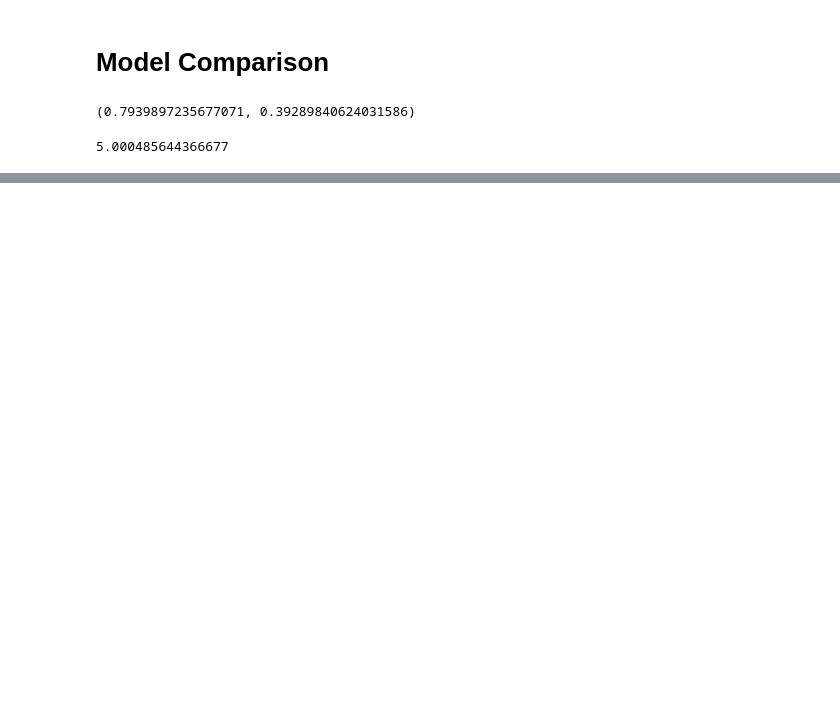
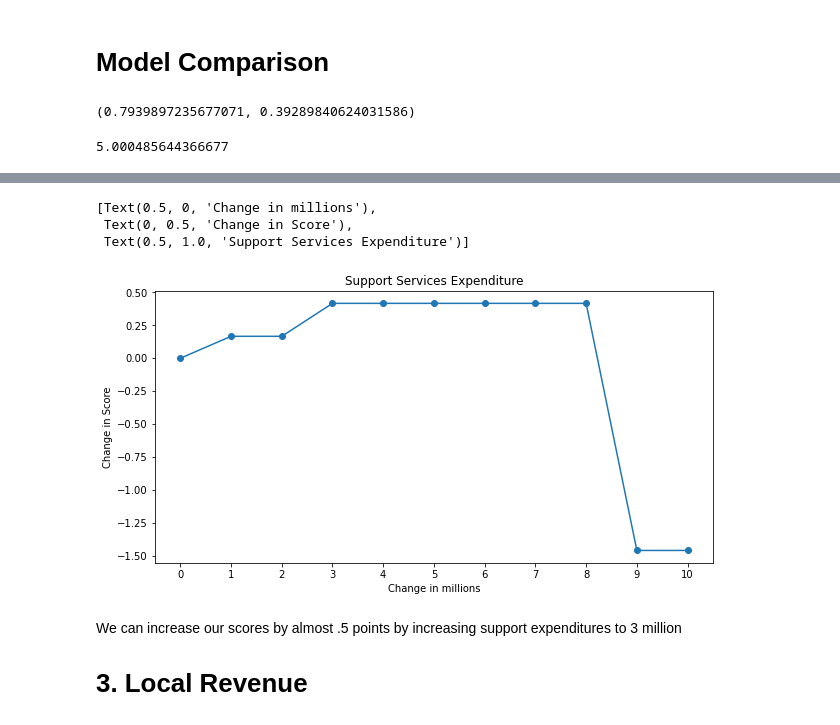
Before and after one commit to mlu004/US_Education, a Jupyter notebook: 04_Modeling_US_Education.ipynb, the cells around one changed output, grey strips where cells are left out. Cells and saved outputs as stored; diff of their text form; code cells hidden in the pictures; blank space fills up the shorter version.

```diff
--- a/04_Modeling_US_Education.ipynb
+++ b/04_Modeling_US_Education.ipynb
@@ -306,0 +312,3 @@ We have a significantly lower score on the Random Forest model
+# %%
+us_ed = pd.read_csv(r"C:\Users\book_\OneDrive\Desktop\Data_Storage\US_Education\clean_data\state_ed_03_19_reduced.csv", index_col=0)
+us_ed
@@ -306,0 +502,19 @@ We have a significantly lower score on the Random Forest model
+# %%
+support_delta_2 = [i*1000000 for i in range(11)]
+score_deltas_2 = [predict_increase(['SUPPORT_SERVICES_EXPENDITURE'], [delta]) for delta in support_delta_2]
+
+fig, ax = plt.subplots( figsize=(10, 5))
+fig.subplots_adjust(wspace=0.5)
+ax.plot(support_delta_2, score_deltas_2, 'o-')
+ax.set_xticks([i*1000000 for i in range(11)])
+ax.set_xticklabels([i for i in range(11)])
+ax.set(xlabel='Change in millions', ylabel='Change in Score', title='Support Services Expenditure')
+# %% [output]
+[Text(0.5, 0, 'Change in millions'),
+ Text(0, 0.5, 'Change in Score'),
+ Text(0.5, 1.0, 'Support Services Expenditure')]
+[figure, added]
+# %% [markdown]
+We can increase our scores by almost .5 points by increasing support expenditures to 3 million
+
+# 3. Local Revenue
```
Also changed, not shown: parts of 47 cells of this notebook.
